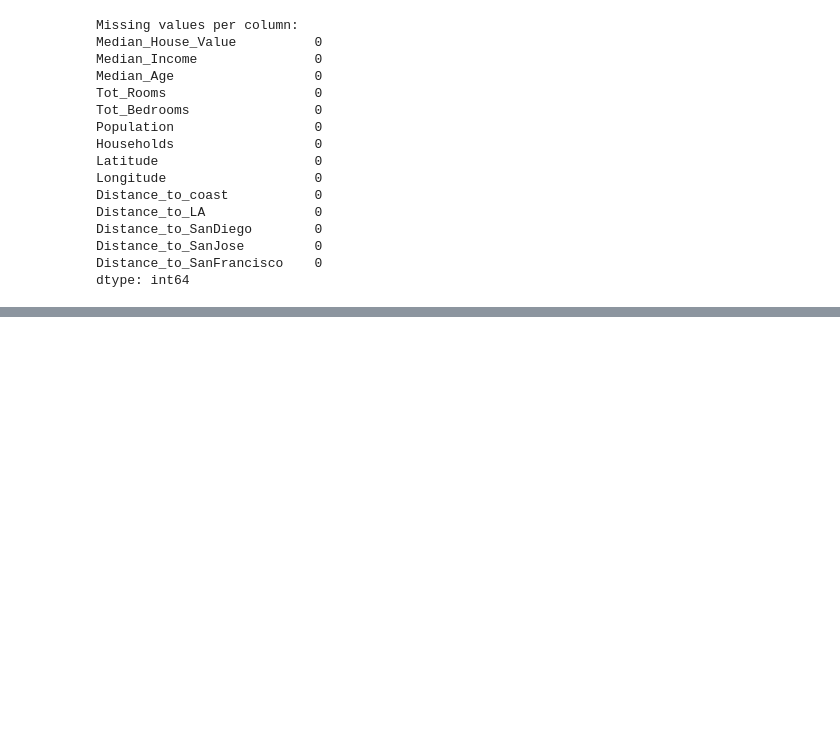
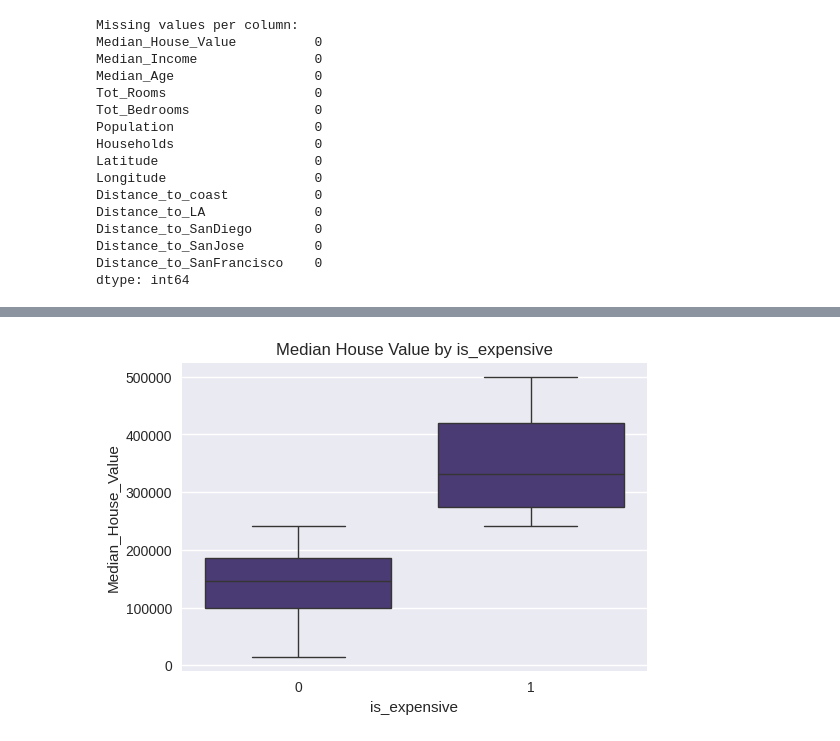
Before and after one commit to YazeedQasas/Housing_Prices_Prediction, a Jupyter notebook: Housing+Prices_Prediction.ipynb, the cells around one changed output, grey strips where cells are left out. Saved outputs shown, nothing was run; the diff lists cells and outputs as text; code cells hidden in the pictures; blank space fills up the shorter version.

```diff
--- a/Housing+Prices_Prediction.ipynb
+++ b/Housing+Prices_Prediction.ipynb
@@ -92,0 +140,13 @@ dtype: int64
+# %%
+#Note: The regression target is the specific continuous numerical value that
+#a regression model is designed to predict. Here, it is Median House Value.
+target_reg = "Median_House_Value"
+
+#For the classification, we define an "expensive" threshold (70th percentile)
+expensive_threshold = df[target_reg].quantile(0.70)
+expensive_threshold
+
+#We create binary label: 1 = expensive, 0 = not expensive for the logistic regression.
+df["is_expensive"] = (df[target_reg] >= expensive_threshold).astype(int)
+
+df["is_expensive"].value_counts(normalize=True)
@@ -92,0 +159,11 @@ dtype: int64
+# %%
+#Quick check of label vs features
+df.groupby("is_expensive")[[target_reg, "Median_Income"]].median()
+
+#Visualizing the distribution by class
+plt.figure(figsize=(6,4))
+sns.boxplot(x="is_expensive", y=target_reg, data=df)
+plt.title("Median House Value by is_expensive")
+plt.show()
+# %% [output]
+[figure, added]
```
Also changed, not shown: parts of 15 cells of this notebook.
